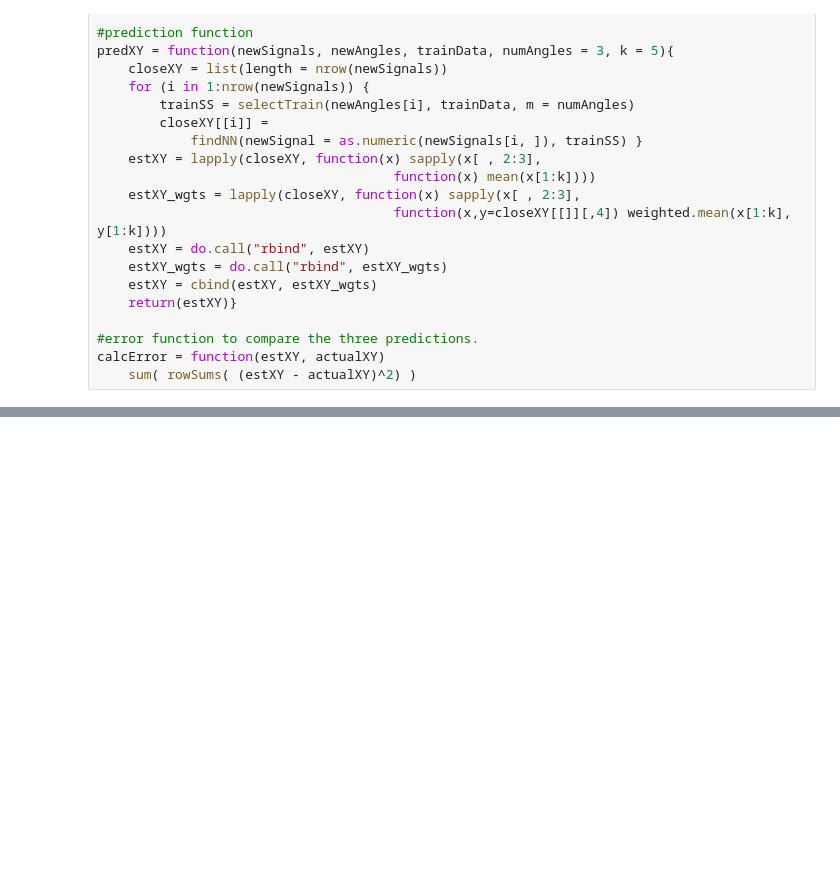
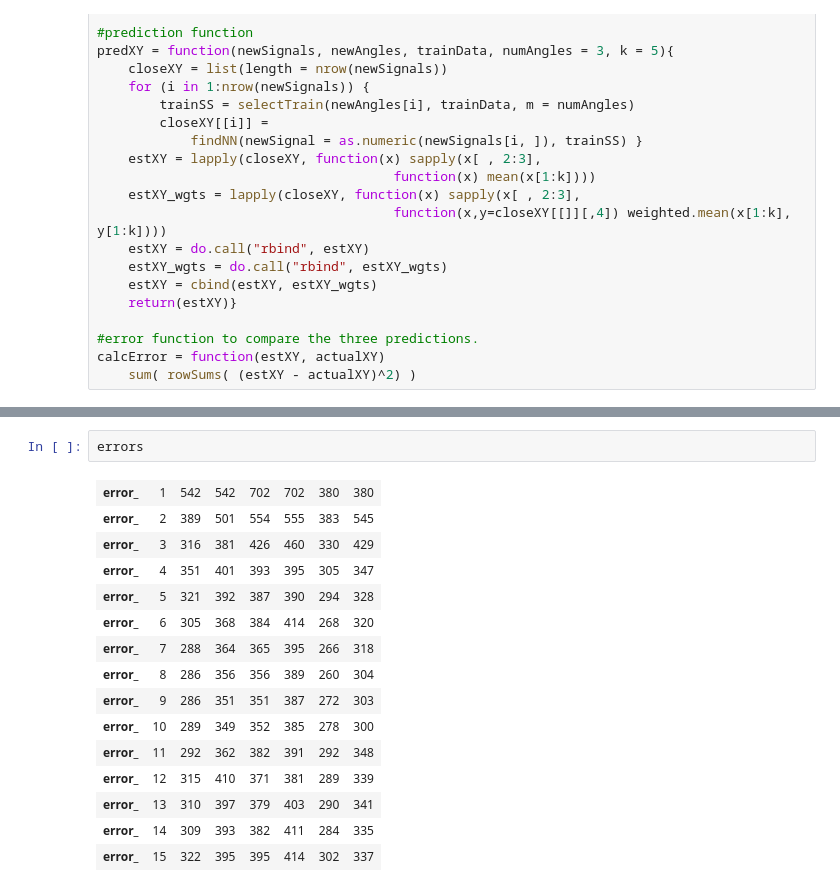
Before and after one commit to anhainguyen82/7333_QTW, a Jupyter notebook: Case_Study_2/AHo_ANguyen_JPafford_Case_Study_2_AN-EDIT.ipynb, the cells around one changed output, grey strips where cells are left out. Cells and saved outputs as stored; diff of their text form; blank space fills up the shorter version.

```diff
--- a/Case_Study_2/AHo_ANguyen_JPafford_Case_Study_2_AN-EDIT.ipynb
+++ b/Case_Study_2/AHo_ANguyen_JPafford_Case_Study_2_AN-EDIT.ipynb
@@ -474,0 +461,18 @@ Warning message:
+# %%
+errors
+# %% [output]
+| error_ | 1 | 542 | 542 | 702 | 702 | 380 | 380 |
+| error_ | 2 | 389 | 501 | 554 | 555 | 383 | 545 |
+| error_ | 3 | 316 | 381 | 426 | 460 | 330 | 429 |
+| error_ | 4 | 351 | 401 | 393 | 395 | 305 | 347 |
+| error_ | 5 | 321 | 392 | 387 | 390 | 294 | 328 |
+| error_ | 6 | 305 | 368 | 384 | 414 | 268 | 320 |
+| error_ | 7 | 288 | 364 | 365 | 395 | 266 | 318 |
+| error_ | 8 | 286 | 356 | 356 | 389 | 260 | 304 |
+| error_ | 9 | 286 | 351 | 351 | 387 | 272 | 303 |
+| error_ | 10 | 289 | 349 | 352 | 385 | 278 | 300 |
+| error_ | 11 | 292 | 362 | 382 | 391 | 292 | 348 |
+| error_ | 12 | 315 | 410 | 371 | 381 | 289 | 339 |
+| error_ | 13 | 310 | 397 | 379 | 403 | 290 | 341 |
+| error_ | 14 | 309 | 393 | 382 | 411 | 284 | 335 |
+| error_ | 15 | 322 | 395 | 395 | 414 | 302 | 337 |
```
Also changed, not shown: parts of 8 cells of this notebook.
